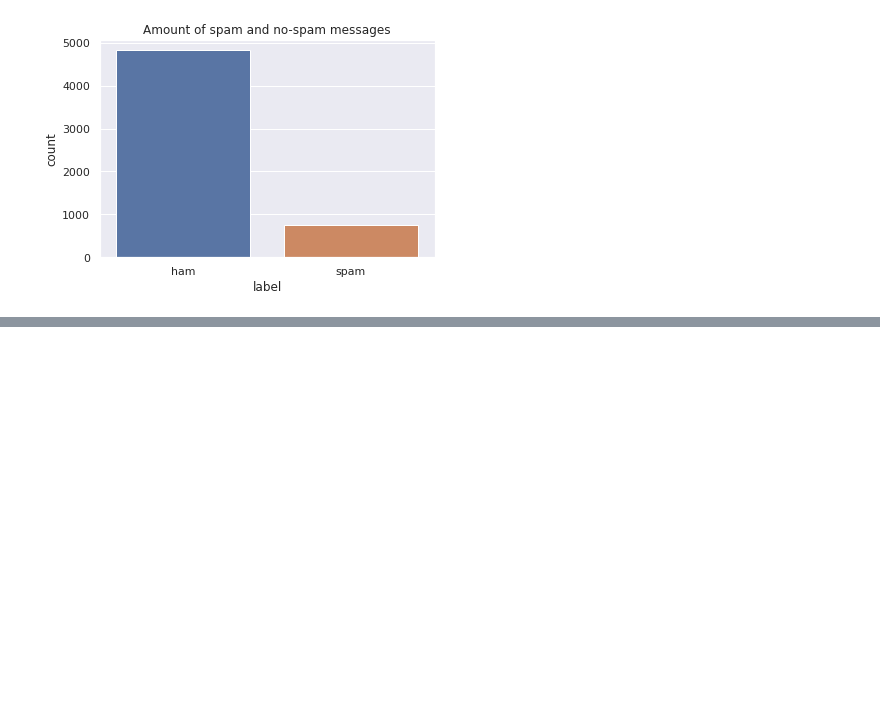
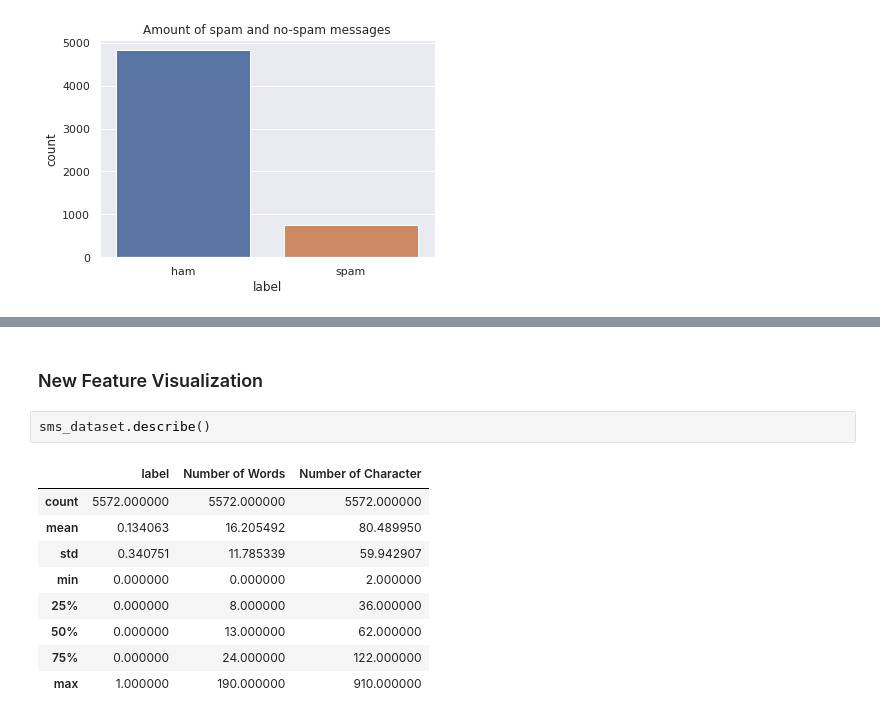
Before and after one commit to mojtabaSefidi/Spam-Message-Recognition, a Jupyter notebook: Spam_Message_Recognition.ipynb, the cells around one changed output, grey strips where cells are left out. Cells and saved outputs as stored; diff of their text form; blank space fills up the shorter version.

```diff
--- a/Spam_Message_Recognition.ipynb
+++ b/Spam_Message_Recognition.ipynb
@@ -54,0 +89,14 @@ plt.show()
+# %% [markdown]
+### New Feature Visualization
+# %%
+sms_dataset.describe()
+# %% [output]
+|  | label | Number of Words | Number of Character |
+| count | 5572.000000 | 5572.000000 | 5572.000000 |
+| mean | 0.134063 | 16.205492 | 80.489950 |
+| std | 0.340751 | 11.785339 | 59.942907 |
+| min | 0.000000 | 0.000000 | 2.000000 |
+| 25% | 0.000000 | 8.000000 | 36.000000 |
+| 50% | 0.000000 | 13.000000 | 62.000000 |
+| 75% | 0.000000 | 24.000000 | 122.000000 |
+| max | 1.000000 | 190.000000 | 910.000000 |
```
Also changed, not shown: parts of 9 cells of this notebook.
